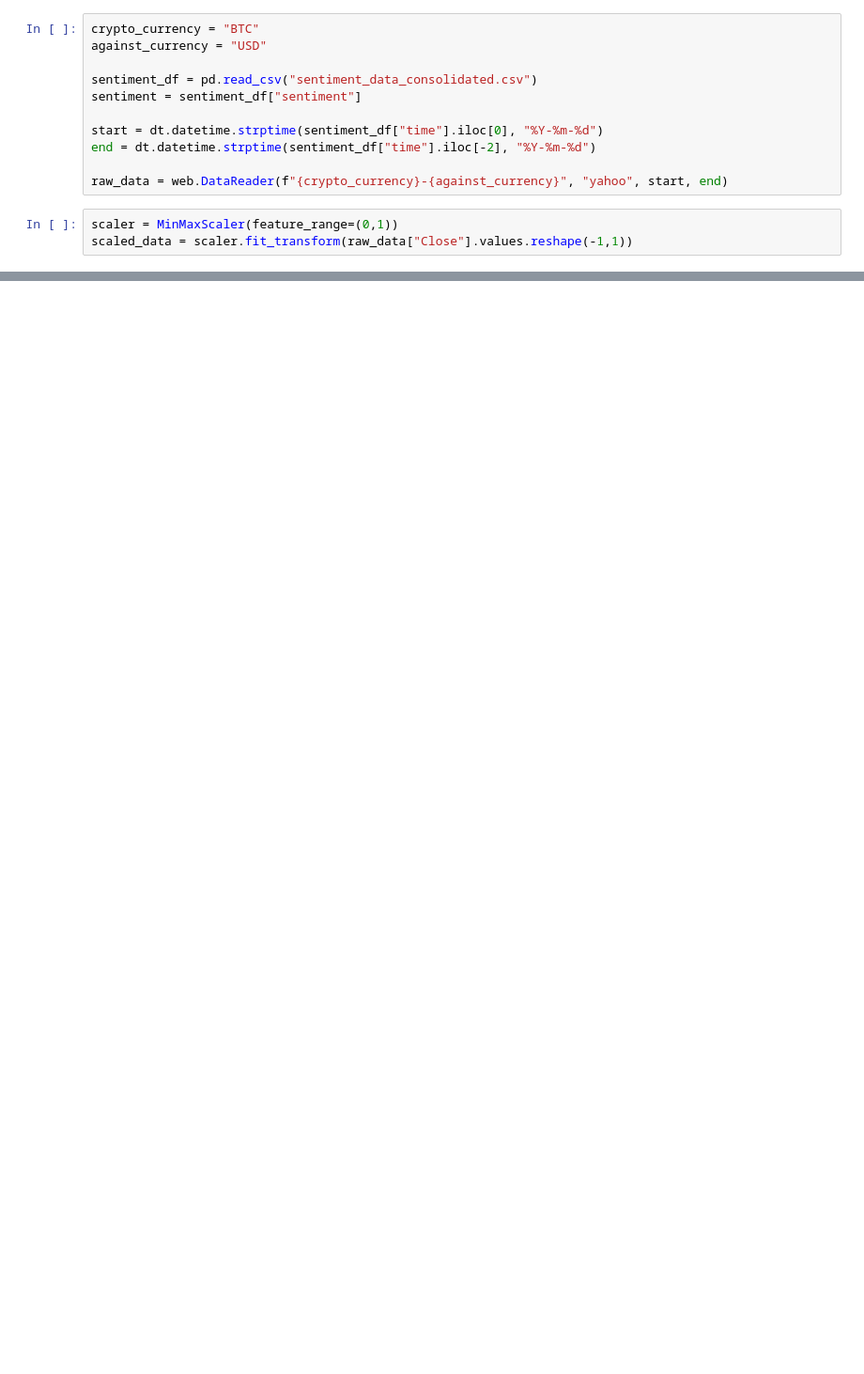
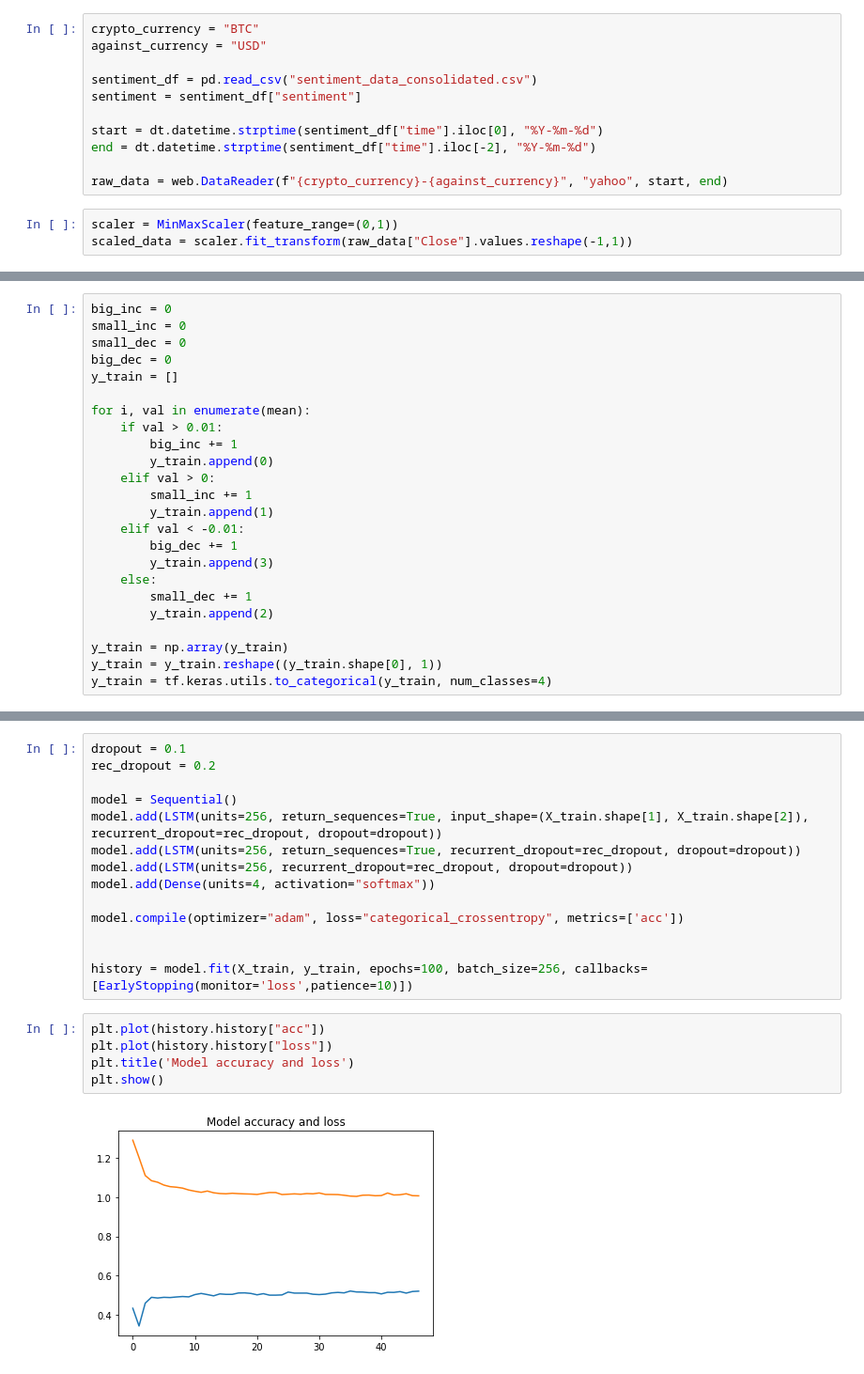
Before and after one commit to vaculikjan/crypto_sentiment, a Jupyter notebook: sentiment.ipynb, the cells around one changed output, grey strips where cells are left out. Shown at 94% size. Cells and saved outputs as stored; diff of their text form; blank space fills up the shorter version.

```diff
--- a/sentiment.ipynb
+++ b/sentiment.ipynb
@@ -126,0 +210,24 @@ plt.show()
+# %%
+big_inc = 0
+small_inc = 0
+small_dec = 0
+big_dec = 0
+y_train = []
+
+for i, val in enumerate(mean):
+    if val > 0.01:
+        big_inc += 1
+        y_train.append(0)
+    elif val > 0:
+        small_inc += 1
+        y_train.append(1)
+    elif val < -0.01:
+        big_dec += 1
+        y_train.append(3)
+    else:
+        small_dec += 1
+        y_train.append(2)
+
+y_train = np.array(y_train)
+y_train = y_train.reshape((y_train.shape[0], 1))
+y_train = tf.keras.utils.to_categorical(y_train, num_classes=4)
@@ -126,0 +287,21 @@ plt.show()
+# %%
+dropout = 0.1
+rec_dropout = 0.2
+
+model = Sequential()
+model.add(LSTM(units=256, return_sequences=True, input_shape=(X_train.shape[1], X_train.shape[2]), recurrent_dropout=rec_dropout, dropout=dropout))
+model.add(LSTM(units=256, return_sequences=True, recurrent_dropout=rec_dropout, dropout=dropout))
+model.add(LSTM(units=256, recurrent_dropout=rec_dropout, dropout=dropout))
+model.add(Dense(units=4, activation="softmax"))
+
+model.compile(optimizer="adam", loss="categorical_crossentropy", metrics=['acc'])
+
+
+history = model.fit(X_train, y_train, epochs=100, batch_size=256, callbacks=[EarlyStopping(monitor='loss',patience=10)])
+# %%
+plt.plot(history.history["acc"])
+plt.plot(history.history["loss"])
+plt.title('Model accuracy and loss')
+plt.show()
+# %% [output]
+[figure, added]
```
Also changed, not shown: parts of 16 cells of this notebook.
